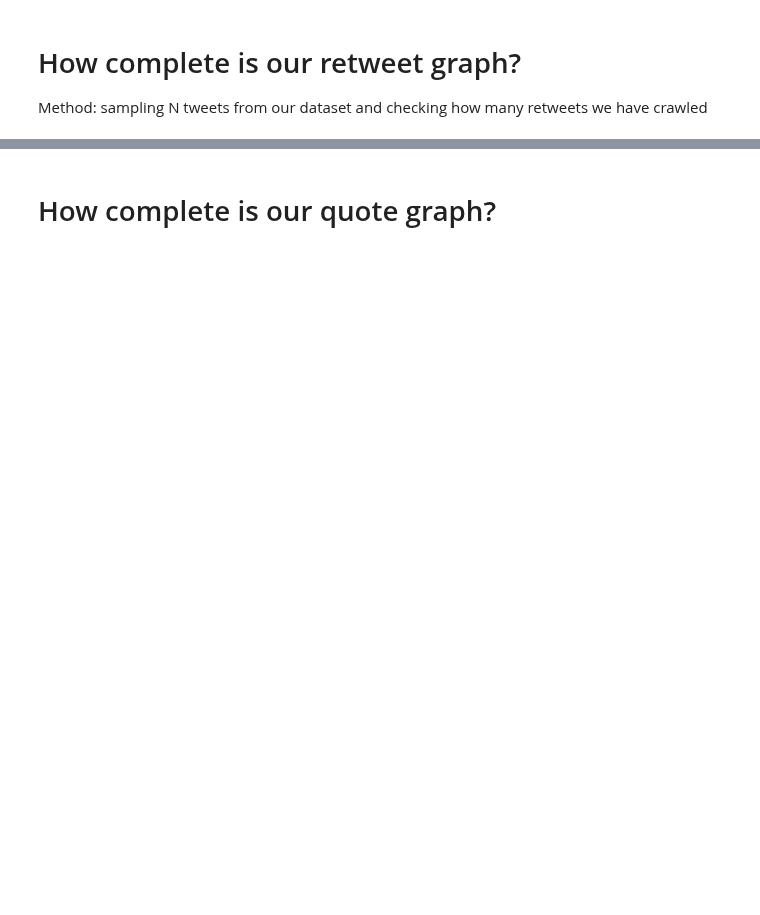
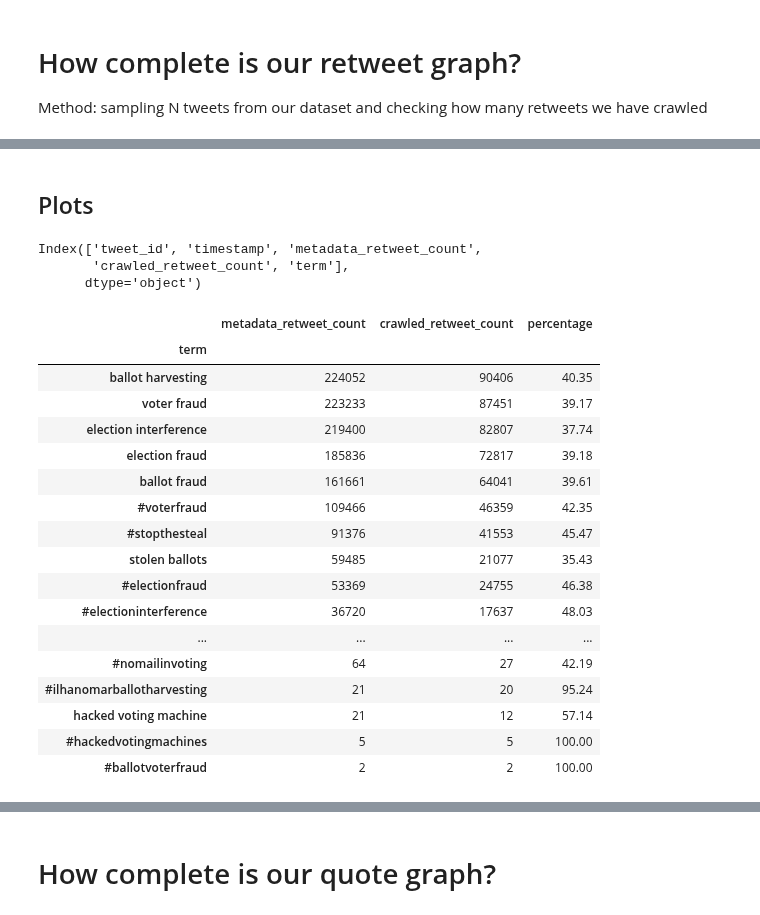
Before and after one commit to sTechLab/VoterFraud2020-analysis, a Jupyter notebook: notebooks/retweet_coverage.ipynb, the cells around one changed output, grey strips where cells are left out. Saved outputs shown, nothing was run; the diff lists cells and outputs as text; code cells hidden in the pictures; blank space fills up the shorter version.

```diff
--- a/notebooks/retweet_coverage.ipynb
+++ b/notebooks/retweet_coverage.ipynb
@@ -126,0 +184,32 @@ Retweet coverage for 100 samples: 39.2% (3578/9121)
+# %% [markdown]
+## Plots
+# %%
+import matplotlib.pyplot as plt
+
+print(combined_coverage_df.columns)
+# Prepare data
+plot_df = combined_coverage_df.drop('tweet_id', axis=1).groupby("term").sum().sort_values("metadata_retweet_count", ascending=False)
+plot_df["percentage"] = ((plot_df["crawled_retweet_count"] / plot_df["metadata_retweet_count"]) * 100).round(2)
+plot_df
+# %% [output]
+Index(['tweet_id', 'timestamp', 'metadata_retweet_count',
+       'crawled_retweet_count', 'term'],
+      dtype='object')
+|  | metadata_retweet_count | crawled_retweet_count | percentage |
+| term |  |  |  |
+| ballot harvesting | 224052 | 90406 | 40.35 |
+| voter fraud | 223233 | 87451 | 39.17 |
+| election interference | 219400 | 82807 | 37.74 |
+| election fraud | 185836 | 72817 | 39.18 |
+| ballot fraud | 161661 | 64041 | 39.61 |
+| #voterfraud | 109466 | 46359 | 42.35 |
+| #stopthesteal | 91376 | 41553 | 45.47 |
+| stolen ballots | 59485 | 21077 | 35.43 |
+| #electionfraud | 53369 | 24755 | 46.38 |
+| #electioninterference | 36720 | 17637 | 48.03 |
+| ... | ... | ... | ... |
+| #nomailinvoting | 64 | 27 | 42.19 |
+| #ilhanomarballotharvesting | 21 | 20 | 95.24 |
+| hacked voting machine | 21 | 12 | 57.14 |
+| #hackedvotingmachines | 5 | 5 | 100.00 |
+| #ballotvoterfraud | 2 | 2 | 100.00 |
```
Also changed, not shown: parts of 16 cells of this notebook, 1 other file.
